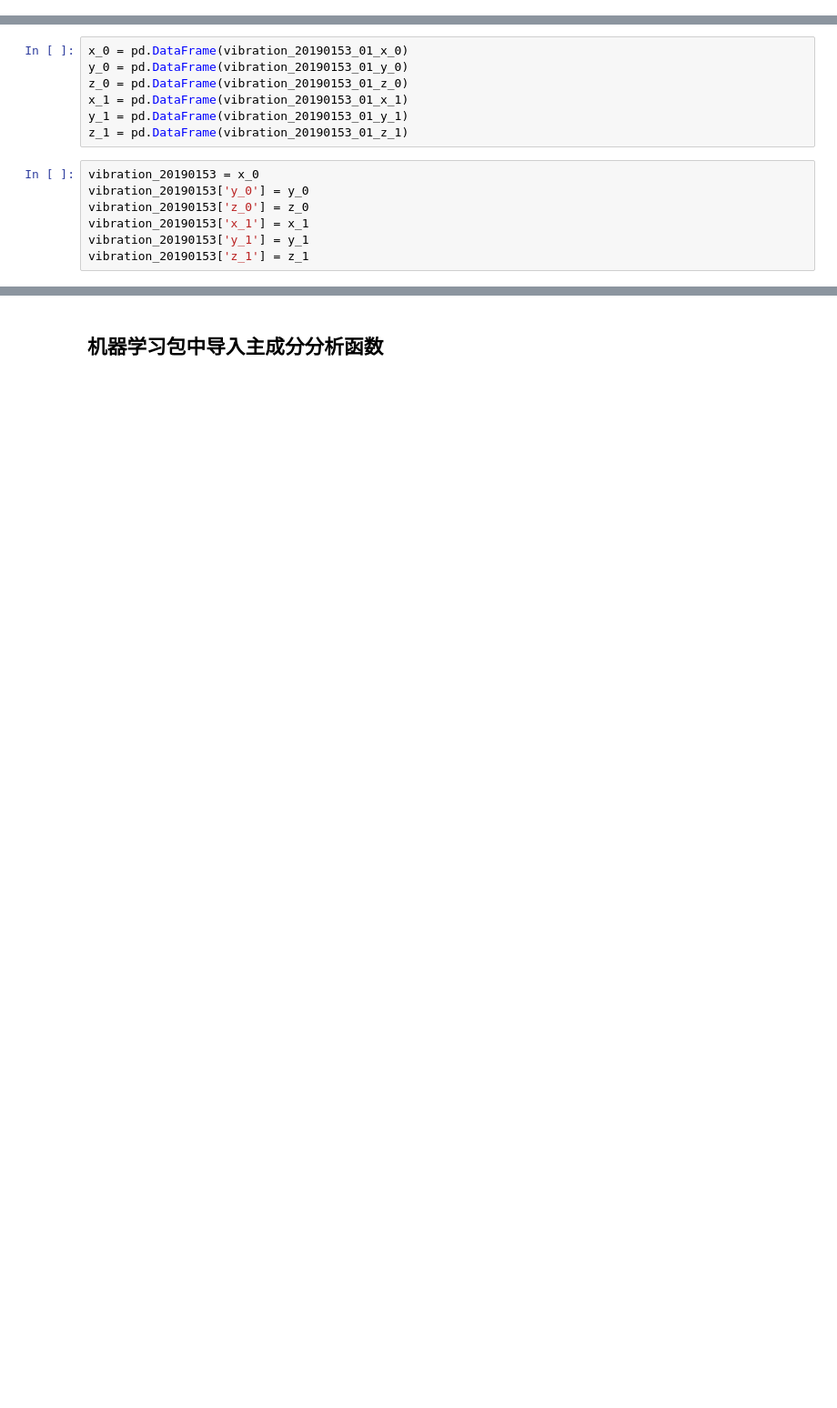
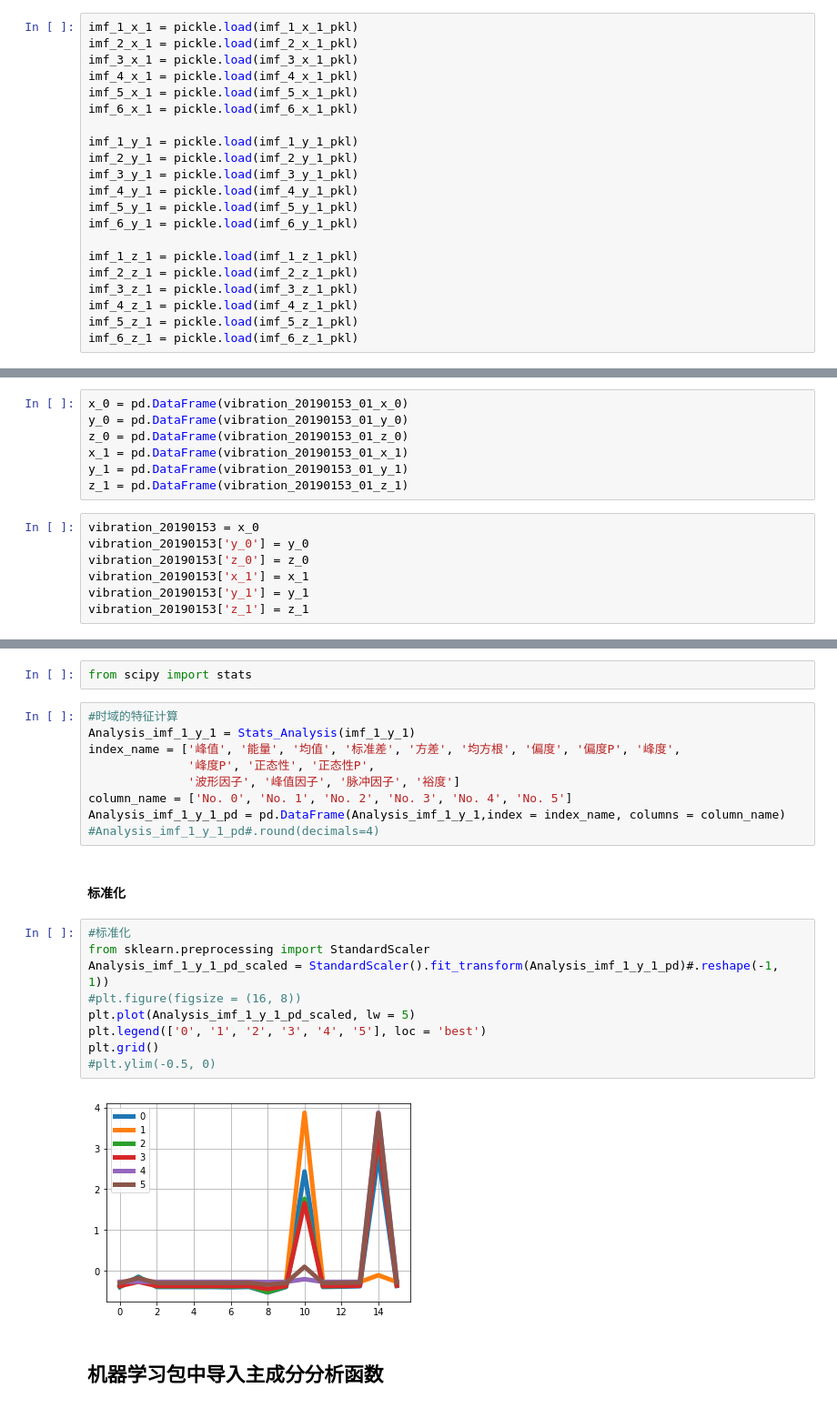
Before and after one commit to Chiyo1112/Learning_Python, a Jupyter notebook: 2019_winter/主成分分析.ipynb, the cells around one changed output, grey strips where cells are left out. Shown: that part at 91% size. Drawn from its saved outputs; the diff is of its cells as text; blank space fills up the shorter version.

```diff
--- a/2019_winter/主成分分析.ipynb
+++ b/2019_winter/主成分分析.ipynb
@@ -136,2 +28,23 @@ plt.ylim(-0.1, 0.1)
+# %%
+imf_1_x_1 = pickle.load(imf_1_x_1_pkl)
+imf_2_x_1 = pickle.load(imf_2_x_1_pkl)
+imf_3_x_1 = pickle.load(imf_3_x_1_pkl)
+imf_4_x_1 = pickle.load(imf_4_x_1_pkl)
+imf_5_x_1 = pickle.load(imf_5_x_1_pkl)
+imf_6_x_1 = pickle.load(imf_6_x_1_pkl)
+
+imf_1_y_1 = pickle.load(imf_1_y_1_pkl)
+imf_2_y_1 = pickle.load(imf_2_y_1_pkl)
+imf_3_y_1 = pickle.load(imf_3_y_1_pkl)
+imf_4_y_1 = pickle.load(imf_4_y_1_pkl)
+imf_5_y_1 = pickle.load(imf_5_y_1_pkl)
+imf_6_y_1 = pickle.load(imf_6_y_1_pkl)
+
+imf_1_z_1 = pickle.load(imf_1_z_1_pkl)
+imf_2_z_1 = pickle.load(imf_2_z_1_pkl)
+imf_3_z_1 = pickle.load(imf_3_z_1_pkl)
+imf_4_z_1 = pickle.load(imf_4_z_1_pkl)
+imf_5_z_1 = pickle.load(imf_5_z_1_pkl)
+imf_6_z_1 = pickle.load(imf_6_z_1_pkl)
 # %% [markdown]
 # 主成分分析
@@ -163,3 +125,27 @@ vibration_20190153.head()
+# %%
+from scipy import stats
+# %%
+#时域的特征计算
+Analysis_imf_1_y_1 = Stats_Analysis(imf_1_y_1)
+index_name = ['峰值', '能量', '均值', '标准差', '方差', '均方根', '偏度', '偏度P', '峰度',
+              '峰度P', '正态性', '正态性P',
+              '波形因子', '峰值因子', '脉冲因子', '裕度']
+column_name = ['No. 0', 'No. 1', 'No. 2', 'No. 3', 'No. 4', 'No. 5']
+Analysis_imf_1_y_1_pd = pd.DataFrame(Analysis_imf_1_y_1,index = index_name, columns = column_name)
+#Analysis_imf_1_y_1_pd#.round(decimals=4)
+# %% [markdown]
+#### 标准化
+# %%
+#标准化
+from sklearn.preprocessing import StandardScaler
+Analysis_imf_1_y_1_pd_scaled = StandardScaler().fit_transform(Analysis_imf_1_y_1_pd)#.reshape(-1, 1))
+#plt.figure(figsize = (16, 8))
+plt.plot(Analysis_imf_1_y_1_pd_scaled, lw = 5)
+plt.legend(['0', '1', '2', '3', '4', '5'], loc = 'best')
+plt.grid()
+#plt.ylim(-0.5, 0)
+# %% [output]
+[figure, added]
 # %% [markdown]
 ## 机器学习包中导入主成分分析函数
 # %%
```
Also changed, not shown: parts of 42 cells of this notebook, 39 other files.
